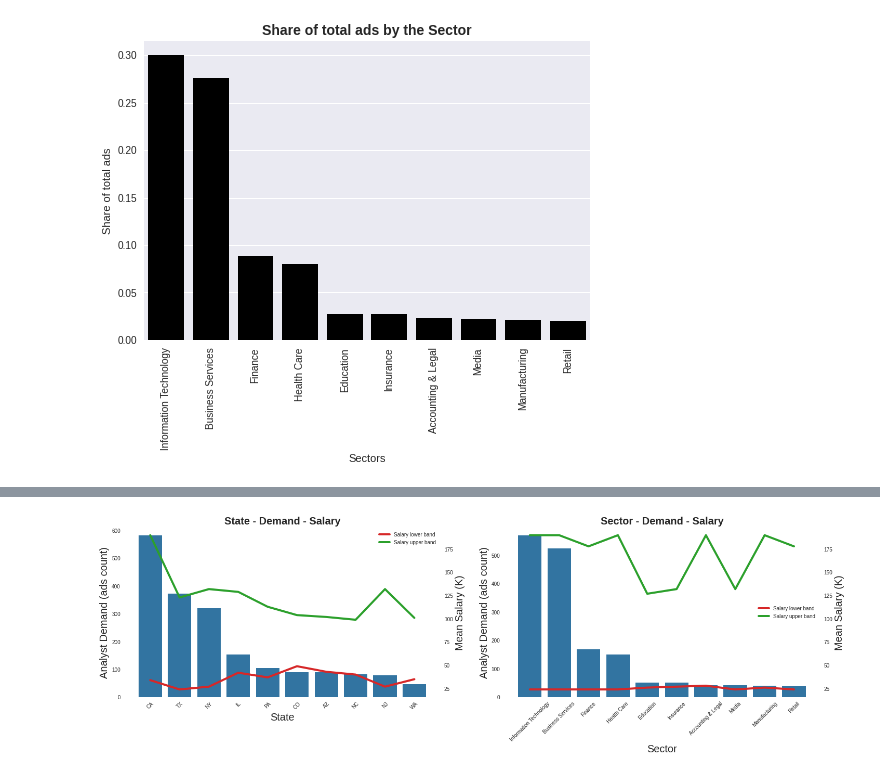
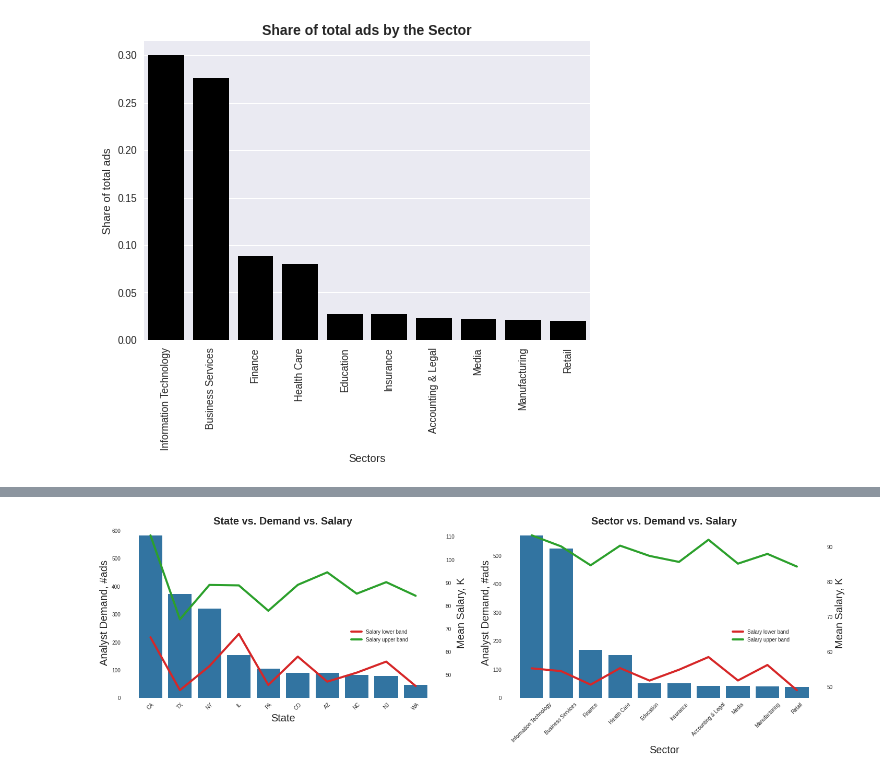
Before and after one commit to rkudulis/top-4-skills-data-analyst, a Jupyter notebook: exploratory_analysis.ipynb, the cells around one changed output, grey strips where cells are left out. Cells and saved outputs as stored; diff of their text form; code cells hidden in the pictures.

```diff
--- a/exploratory_analysis.ipynb
+++ b/exploratory_analysis.ipynb
@@ -22,4 +24,4 @@ plt.style.use('seaborn')
 from wordcloud import WordCloud
 # %%
 # NA values are coded as -1
-data = pd.read_csv('DataAnalyst.csv', index_col=0, na_values=-1)
+data = pd.read_csv('data/DataAnalyst.csv', index_col=0, na_values=-1)
@@ -233,13 +230,13 @@ After that I had counted how often these skills appear on the ads.
 hard_skills_dict = {
     "Python / R" : r'python|\bR\b',
     "Visualization tools" : r'powerbi|tableau|looker|plotly|dashboard',
-    "Other coding languages" : r'\bC\b|C[#\+\+]|java|vba',
+    "Other coding languages" : r'\bC\b|C[#\+\+]|java|vba|scripting|programming',
     "ERP systems": r'\bsas\b|\bsap\b|oracle',
     "Excel" : r'excel',
     "SQL / Databases" : 'sql|mysql|database',
     "Data proccessing engines" : r'hadoop|hive|spark',
-    "Statistics" : r'statistics|statistical',
-    "Programming": r'scripting|coding|programming',
+#     "Statistics" : r'statistics|statistical',
+#     "Programming": r'scripting|coding|programming',
     "Web Services": r'aws|azure|gcp',
 }
 # %%
@@ -267,14 +267,13 @@ plt.xlabel("");
 x1 = 'State'
 x2 = 'Sector'
 
-plot_data1 = data_clean.groupby(x1, as_index=False).agg({'MIN_Salary':min, 'MAX_Salary':max, 'Revenue':'count'}).sort_values('Revenue', 0, False).head(10)
-plot_data2 = data_clean.groupby(x2, as_index=False).agg({'MIN_Salary':min, 'MAX_Salary':max, 'Revenue':'count'}).sort_values('Revenue', 0, False).head(10)
+plot_data1 = data_clean.groupby(x1, as_index=False).agg({'MIN_Salary':'mean', 'MAX_Salary':'mean', 'Revenue':'count'}).sort_values('Revenue', 0, False).head(10)
+plot_data2 = data_clean.groupby(x2, as_index=False).agg({'MIN_Salary':'mean', 'MAX_Salary':'mean', 'Revenue':'count'}).sort_values('Revenue', 0, False).head(10)
 
-
+# Figure on the left side
 plt.figure(figsize=(24,6))
-ax = plt.subplot(121)
+ax = plt.subplot(121, )
 sns.barplot(x=x1, y='Revenue', data=plot_data1,color='tab:blue', label="Ads count", ax=ax)
-# ax=plt.gca()
 ax.tick_params(labelsize=10,rotation=45,axis='x')
 ax.spines['top'].set_color('none')
 ax.spines['left'].set_color('none')
@@ -286,40 +285,41 @@ ax2 = ax.twinx()
 ax2.spines['top'].set_color('none')
 ax2.spines['right'].set_color('none')
 ax2.spines['left'].set_color('none')
 
-ax.set_ylabel('Analyst Demand (ads count)',fontsize=20)
+ax.set_ylabel('Analyst Demand, #ads',fontsize=20)
 sns.lineplot(data=plot_data1, x=x1,y='MIN_Salary',ax=ax2, sort=False, linewidth=4, color='tab:red', label="Salary lower band")
 sns.lineplot(data=plot_data1, x=x1,y='MAX_Salary',ax=ax2, sort=False, linewidth=4, color='tab:green', label='Salary upper band')
-ax2.set_ylabel('Mean Salary (K)',fontsize=20)
+ax2.set_ylabel('Mean Salary, K',fontsize=20)
 ax2.grid(False)
+ax2.legend(bbox_to_anchor=(.7,.3))
 ax.set_facecolor("white")
 
-plt.title('State - Demand - Salary',fontsize=20, fontweight='bold')
+plt.title('State vs. Demand vs. Salary',fontsize=20, fontweight='bold')
 
-
+# Figure on the right side
 ax = plt.subplot(122)
 sns.barplot(x=x2, y='Revenue', data=plot_data2,color='tab:blue', label="Ads count", ax=ax)
-# ax=plt.gca()
 ax.tick_params(labelsize=10,rotation=45,axis='x')
 ax.spines['top'].set_color('none')
 ax.spines['left'].set_color('none')
 ax.spines['right'].set_color('none')
 ax.set_xlabel('Sector',fontsize=20)
 ax.grid(False)
 ax2 = ax.twinx()
 
 ax2.spines['top'].set_color('none')
 ax2.spines['right'].set_color('none')
 ax2.spines['left'].set_color('none')
 
-ax.set_ylabel('Analyst Demand (ads count)',fontsize=20)
+ax.set_ylabel('Analyst Demand, #ads',fontsize=20)
 sns.lineplot(data=plot_data2, x=x2,y='MIN_Salary',ax=ax2, sort=False, linewidth=4, color='tab:red', label="Salary lower band")
 sns.lineplot(data=plot_data2, x=x2,y='MAX_Salary',ax=ax2, sort=False, linewidth=4, color='tab:green', label='Salary upper band')
-ax2.set_ylabel('Mean Salary (K)',fontsize=20)
+ax2.set_ylabel('Mean Salary, K',fontsize=20)
 ax2.grid(False)
+ax2.legend(bbox_to_anchor=(.7,.3))
 ax.set_facecolor("white")
 
-plt.title('Sector - Demand - Salary',fontsize=20, fontweight='bold')
-plt.show()
+plt.title('Sector vs. Demand vs. Salary',fontsize=20, fontweight='bold')
+plt.savefig("figs/demand_vs_salary.png", dpi=300, bbox_inches='tight')
 # %% [output]
-[figure, old version]
+[figure, new version]
```
Also changed, not shown: parts of 11 cells of this notebook, 4 other files.
